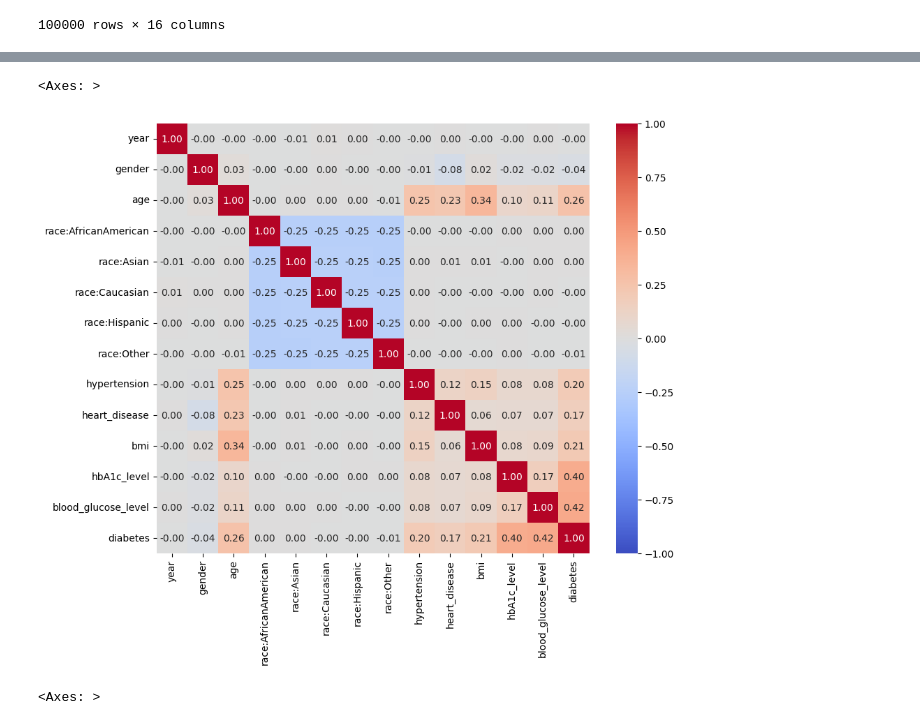
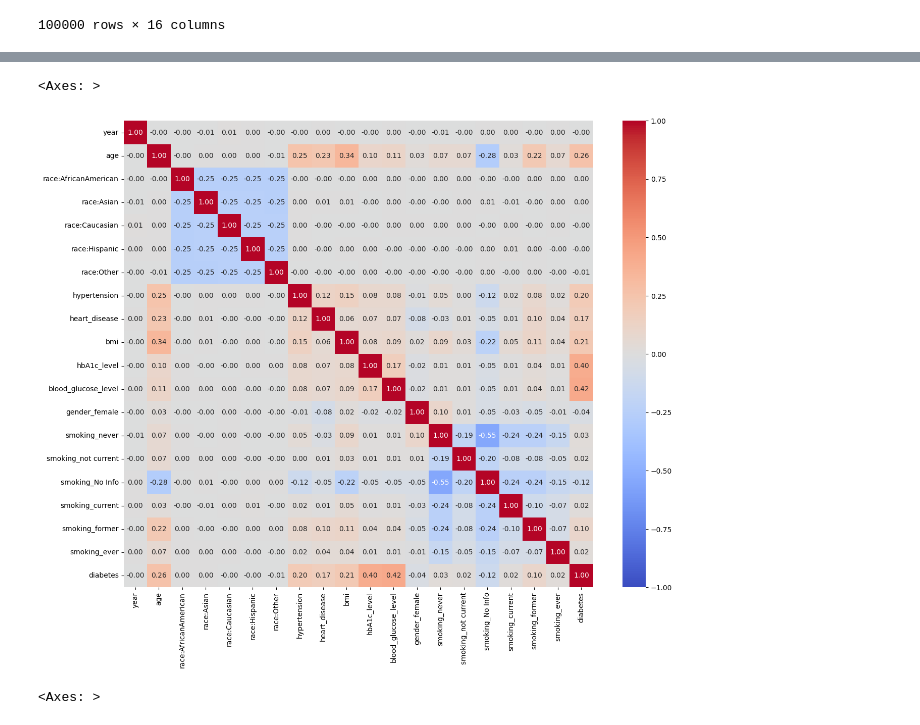
Before and after one commit to cmyguel/tru_ml_probability_calibration, a Jupyter notebook: Machine-Learning Project.ipynb, the cells around one changed output, grey strips where cells are left out. Cells and saved outputs as stored; diff of their text form; code cells hidden in the pictures.

Commit message:
categorical preprocessing & code refactoring

```diff
--- a/Machine-Learning Project.ipynb
+++ b/Machine-Learning Project.ipynb
@@ -60,0 +75,23 @@ df
+# %%
+# Data Preprocessing
+nan_summary = df.isna().sum()
+print("NaN count before processing:\n", nan_summary[nan_summary > 0])
+
+# Separate numeric and categorical
+numeric_cols = df.select_dtypes(include=[np.number]).columns
+categorical_cols = df.select_dtypes(include=['object']).columns
+
+encoder = OneHotEncoder()
+# df['gender'] = encoder.fit_transform(df[['gender']])
+df['gender_female'] = df['gender'] == 'Female'
+
+for col in set(df['smoking_history']):
+    df['smoking_'+col] = 1*(df['smoking_history']==col)
+
+# df['smoking_history'] = encoder.fit_transform(df['smoking_history'])
+df=df.drop(columns=['location', 'smoking_history', 'gender'])
+
+# reorder columns
+col = 'diabetes'
+df = df[[c for c in df.columns if c != col] + [col]]
+df
@@ -61,13 +114,9 @@ df
 # %%
-df_temp = df.copy()
-df_temp['gender'] = df.gender == 'Female'
-df_temp.drop(['location', 'smoking_history'], axis=1, inplace=True)
-
-plt.figure(figsize=(10, 8))
-sns.heatmap(df_temp.corr(), annot=True, cmap='coolwarm', fmt=".2f", vmin=-1, vmax=1)
+plt.figure(figsize=(15, 12))
+sns.heatmap(df.corr(), annot=True, cmap='coolwarm', fmt=".2f", vmin=-1, vmax=1)
 # %% [output]
 <Axes: >
-[figure, old version]
+[figure, new version]
 # %%
 df.age.hist(bins=40)
 # %% [output]
```
Also changed, not shown: parts of 17 cells of this notebook.
